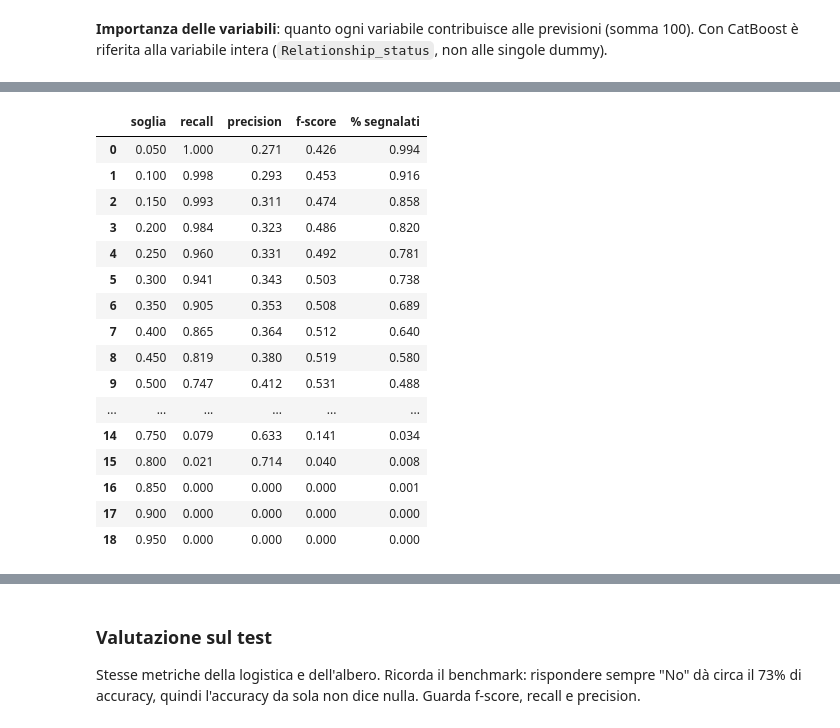
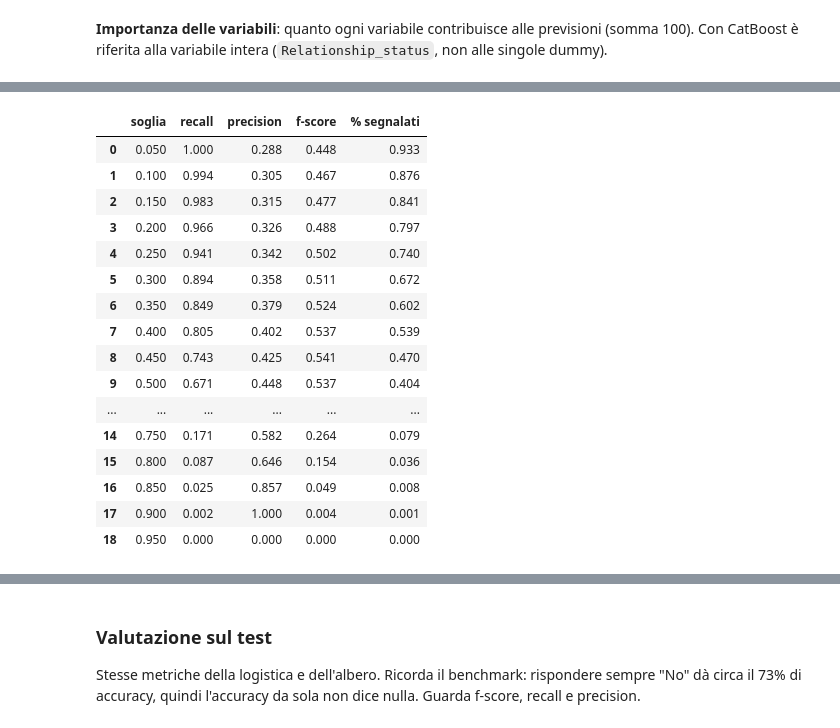
Before and after one commit to DinuIustinAdrian/final_project_data_science, a Jupyter notebook: catboost_model.ipynb, the cells around one changed output, grey strips where cells are left out. Drawn from its saved outputs; the diff is of its cells as text; code cells hidden in the pictures.

```diff
--- a/catboost_model.ipynb
+++ b/catboost_model.ipynb
@@ -51,22 +51,21 @@ grid search
 # %%
-cv = StratifiedKFold(n_splits=5, shuffle=True, random_state=RANDOM_STATE)
+cv = StratifiedKFold(n_splits=5, shuffle=True, random_state=RANDOM_STATE)                 # per soglia e curva alberi
+cv_rep = RepeatedStratifiedKFold(n_splits=5, n_repeats=3, random_state=RANDOM_STATE)      # solo per la griglia
 
-def nuovo_modello(depth, lr, l2, iterations = 300):
-    return CatBoostClassifier(iterations= iterations, depth=depth, learning_rate=lr, l2_leaf_reg = l2,
-                              cat_features=tuple(COL_CAT),
+def nuovo_modello(depth, lr, l2, iterations=300, one_hot=10):
+    return CatBoostClassifier(iterations=iterations, depth=depth, learning_rate=lr, l2_leaf_reg=l2,
+                              one_hot_max_size=one_hot, cat_features=tuple(COL_CAT),
                               auto_class_weights="Balanced", random_seed=RANDOM_STATE, verbose=0, allow_writing_files=False)
 
-#lasciamo learning rate fisso
-#proviamo 3 profondità e 2 valori di l2
 righe = []
-for depth, l2 in product([3, 4, 6], [3, 10, 50]):
+for depth, l2 in product([4, 6, 8], [10, 30, 50]):
     mod = nuovo_modello(depth, 0.03, l2)
-    scores = cross_val_score(mod, X_train, y_train, cv = cv, scoring = "roc_auc")
+    scores = cross_val_score(mod, X_train, y_train, cv=cv_rep, scoring="roc_auc")
     mod.fit(X_train, y_train)
-    auc_train = skl_metr.roc_auc_score(y_train, mod.predict_proba(X_train)[:,1])
+    auc_train = skl_metr.roc_auc_score(y_train, mod.predict_proba(X_train)[:, 1])
     righe.append([depth, l2, scores.mean(), scores.std(), auc_train, auc_train - scores.mean()])
 
-df_grid = pd.DataFrame(righe, columns=["depth", "l2_leaf_reg", "AUC cv", "std cv", "AUC train", "scarto train-cv"])  # <-- 5
+df_grid = pd.DataFrame(righe, columns=["depth", "l2_leaf_reg", "AUC cv", "std cv", "AUC train", "scarto train-cv"])
 df_grid = df_grid.sort_values("AUC cv", ascending=False).reset_index(drop=True)
 df_grid
 # %% [output]
@@ -86,7 +85,7 @@ df_grid
 # %%
-best = df_grid[(df_grid['depth']== 4) & (df_grid['l2_leaf_reg'] == 10)].iloc[0]
+best = df_grid.iloc[0]
 print(best)
 
-model = nuovo_modello(int(best["depth"]), 0.03, int(best['l2_leaf_reg']))
+model = nuovo_modello(int(best["depth"]), 0.03, int(best["l2_leaf_reg"]))
 model.fit(X_train, y_train)
 # %% [output]
@@ -145,31 +146,31 @@ scelta soglia
 # %%
-p_cv = cross_val_predict(nuovo_modello(int(best["depth"]), 0.03, best["l2_leaf_reg"]),
+p_cv = cross_val_predict(nuovo_modello(int(best["depth"]), 0.03, int(best["l2_leaf_reg"])),
                          X_train, y_train, cv=cv, method="predict_proba")[:, 1]
 
 righe = []
-for t in np.arange(0.05, 0.96, 0.05):
+for t in np.arange(0.05, 0.96, 0.01):
     pred = (p_cv >= t).astype(int)          # 1 se la probabilita' e' almeno t
-    righe.append([t, skl_metr.recall_score(y_train, pred), skl_metr.precision_score(y_train, pred),
+    righe.append([t, skl_metr.recall_score(y_train, pred), skl_metr.precision_score(y_train, pred, zero_division=0),
                   skl_metr.f1_score(y_train, pred), pred.mean()])
 
 tab_soglie = pd.DataFrame(righe, columns=["soglia", "recall", "precision", "f-score", "% segnalati"])
-tab_soglie
+tab_soglie[(tab_soglie["soglia"] * 100).round().astype(int) % 5 == 0].reset_index(drop=True)   # mostriamo solo ogni 0,05
 # %% [output]
 |  | soglia | recall | precision | f-score | % segnalati |
-| 0 | 0.050 | 1.000 | 0.271 | 0.426 | 0.994 |
-| 1 | 0.100 | 0.998 | 0.293 | 0.453 | 0.916 |
-| 2 | 0.150 | 0.993 | 0.311 | 0.474 | 0.858 |
-| 3 | 0.200 | 0.984 | 0.323 | 0.486 | 0.820 |
-| 4 | 0.250 | 0.960 | 0.331 | 0.492 | 0.781 |
-| 5 | 0.300 | 0.941 | 0.343 | 0.503 | 0.738 |
-| 6 | 0.350 | 0.905 | 0.353 | 0.508 | 0.689 |
-| 7 | 0.400 | 0.865 | 0.364 | 0.512 | 0.640 |
-| 8 | 0.450 | 0.819 | 0.380 | 0.519 | 0.580 |
-| 9 | 0.500 | 0.747 | 0.412 | 0.531 | 0.488 |
+| 0 | 0.050 | 1.000 | 0.288 | 0.448 | 0.933 |
+| 1 | 0.100 | 0.994 | 0.305 | 0.467 | 0.876 |
+| 2 | 0.150 | 0.983 | 0.315 | 0.477 | 0.841 |
+| 3 | 0.200 | 0.966 | 0.326 | 0.488 | 0.797 |
+| 4 | 0.250 | 0.941 | 0.342 | 0.502 | 0.740 |
+| 5 | 0.300 | 0.894 | 0.358 | 0.511 | 0.672 |
+| 6 | 0.350 | 0.849 | 0.379 | 0.524 | 0.602 |
+| 7 | 0.400 | 0.805 | 0.402 | 0.537 | 0.539 |
+| 8 | 0.450 | 0.743 | 0.425 | 0.541 | 0.470 |
+| 9 | 0.500 | 0.671 | 0.448 | 0.537 | 0.404 |
 | ... | ... | ... | ... | ... | ... |
-| 14 | 0.750 | 0.079 | 0.633 | 0.141 | 0.034 |
-| 15 | 0.800 | 0.021 | 0.714 | 0.040 | 0.008 |
-| 16 | 0.850 | 0.000 | 0.000 | 0.000 | 0.001 |
-| 17 | 0.900 | 0.000 | 0.000 | 0.000 | 0.000 |
+| 14 | 0.750 | 0.171 | 0.582 | 0.264 | 0.079 |
+| 15 | 0.800 | 0.087 | 0.646 | 0.154 | 0.036 |
+| 16 | 0.850 | 0.025 | 0.857 | 0.049 | 0.008 |
+| 17 | 0.900 | 0.002 | 1.000 | 0.004 | 0.001 |
 | 18 | 0.950 | 0.000 | 0.000 | 0.000 | 0.000 |
 # %%
```
Also changed, not shown: parts of 17 cells of this notebook.
